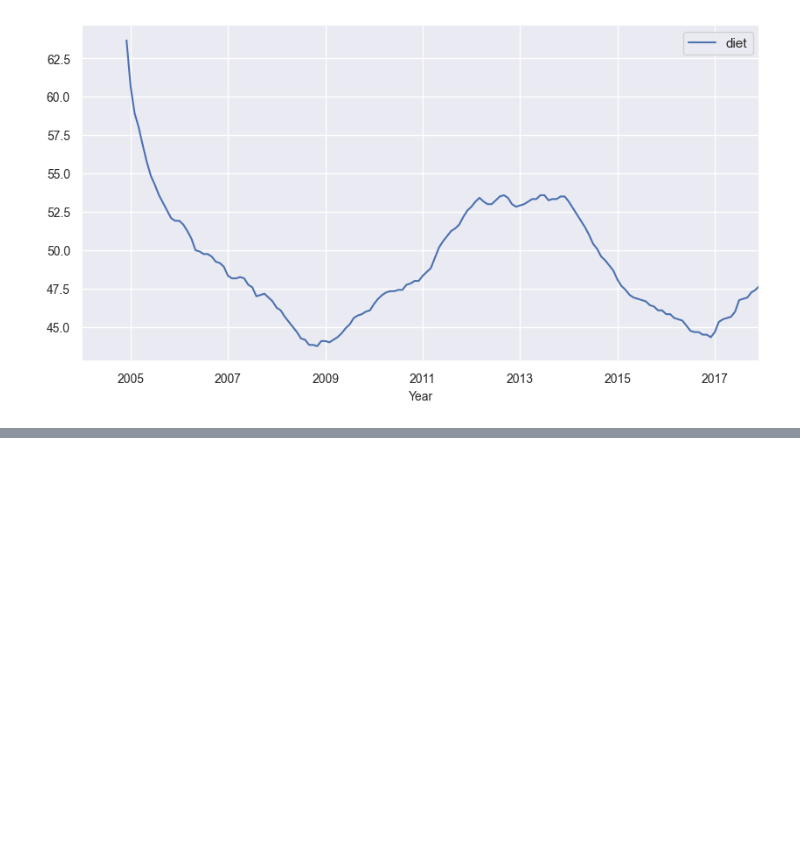
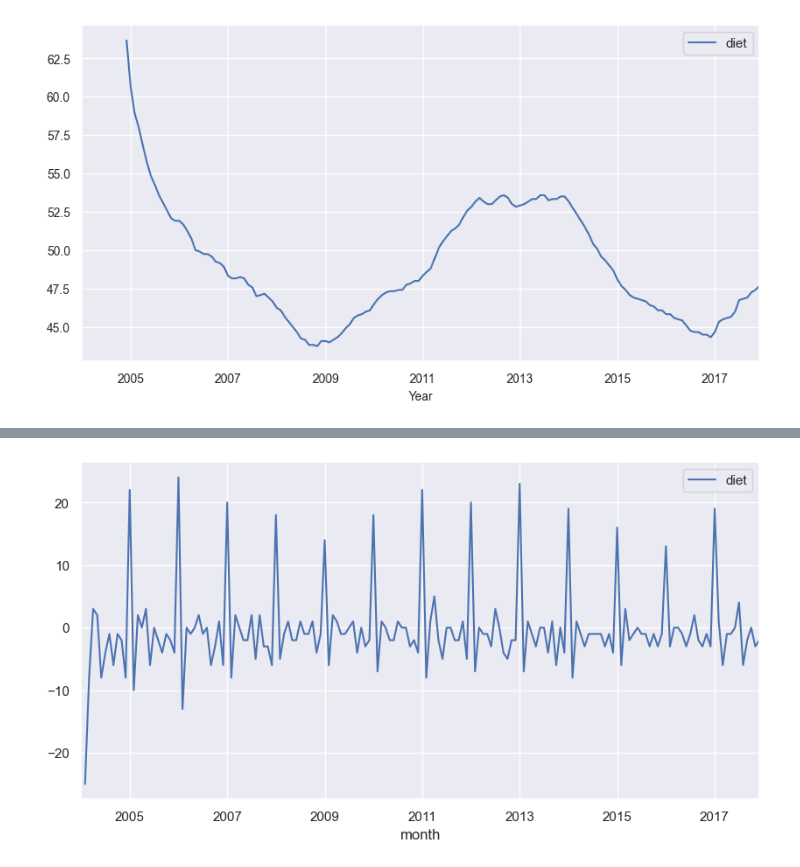
Before and after one commit to danwald/courses, a Jupyter notebook: dwrangler/timeseries.ipynb, the cells around one changed output, grey strips where cells are left out. Saved outputs shown, nothing was run; the diff lists cells and outputs as text; code cells hidden in the pictures; blank space fills up the shorter version.

```diff
--- a/dwrangler/timeseries.ipynb
+++ b/dwrangler/timeseries.ipynb
@@ -72,0 +85,4 @@ plt.xlabel('Year', fontsize=10);
+# %%
+diet.diff().plot(figsize=(10,5));
+# %% [output]
+[figure, added]
```
Also changed, not shown: parts of 14 cells of this notebook.
